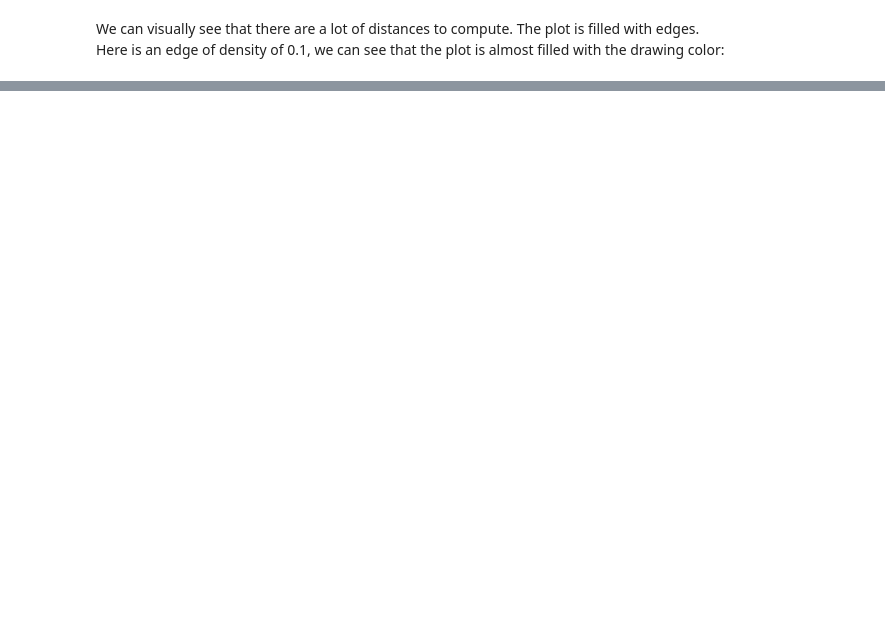
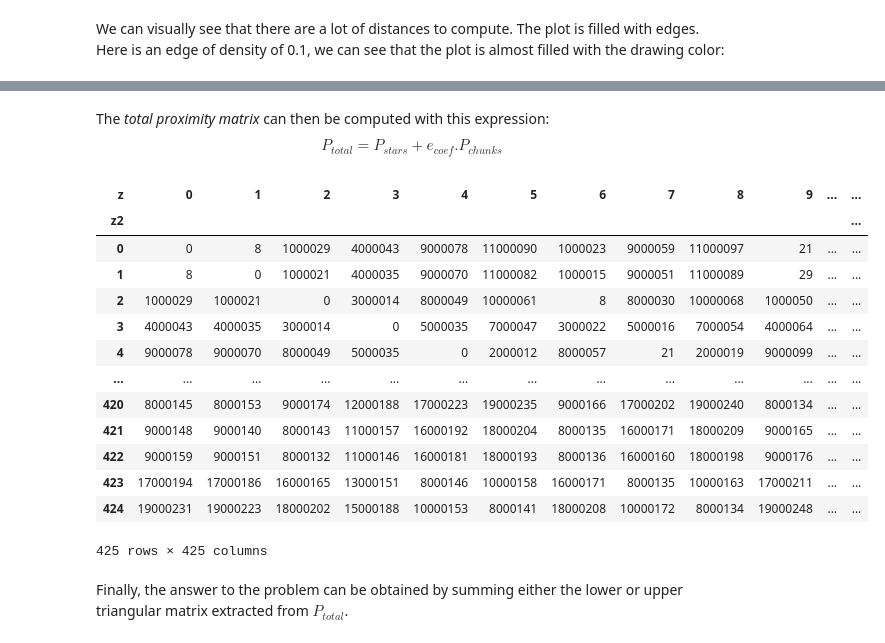
Before and after one commit to etienneschalk/advent-of-code, a Jupyter notebook: docs/source/notebooks/2023/notebook_problem_202311.ipynb, the cells around one changed output, grey strips where cells are left out. Cells and saved outputs as stored; diff of their text form; code cells hidden in the pictures; blank space fills up the shorter version.

```diff
--- a/docs/source/notebooks/2023/notebook_problem_202311.ipynb
+++ b/docs/source/notebooks/2023/notebook_problem_202311.ipynb
@@ -76,0 +216,25 @@ visualize_puzzle_input_202311(
+# %% [markdown]
+The _total proximity matrix_ can then be computed with this expression:
+$$
+P_{total} = P_{stars} + e_{coef} .  P_{chunks}
+$$
+# %%
+total_proximity = proximity_matrix_stars + expansion_coef * proximity_matrix_chunks
+total_proximity.to_pandas()
+# %% [output]
+| z | 0 | 1 | 2 | 3 | 4 | 5 | 6 | 7 | 8 | 9 | ... | ... |
+| z2 |  |  |  |  |  |  |  |  |  |  |  | ... |
+| 0 | 0 | 8 | 1000029 | 4000043 | 9000078 | 11000090 | 1000023 | 9000059 | 11000097 | 21 | ... | ... |
+| 1 | 8 | 0 | 1000021 | 4000035 | 9000070 | 11000082 | 1000015 | 9000051 | 11000089 | 29 | ... | ... |
+| 2 | 1000029 | 1000021 | 0 | 3000014 | 8000049 | 10000061 | 8 | 8000030 | 10000068 | 1000050 | ... | ... |
+| 3 | 4000043 | 4000035 | 3000014 | 0 | 5000035 | 7000047 | 3000022 | 5000016 | 7000054 | 4000064 | ... | ... |
+| 4 | 9000078 | 9000070 | 8000049 | 5000035 | 0 | 2000012 | 8000057 | 21 | 2000019 | 9000099 | ... | ... |
+| ... | ... | ... | ... | ... | ... | ... | ... | ... | ... | ... | ... | ... |
+| 420 | 8000145 | 8000153 | 9000174 | 12000188 | 17000223 | 19000235 | 9000166 | 17000202 | 19000240 | 8000134 | ... | ... |
+| 421 | 9000148 | 9000140 | 8000143 | 11000157 | 16000192 | 18000204 | 8000135 | 16000171 | 18000209 | 9000165 | ... | ... |
+| 422 | 9000159 | 9000151 | 8000132 | 11000146 | 16000181 | 18000193 | 8000136 | 16000160 | 18000198 | 9000176 | ... | ... |
+| 423 | 17000194 | 17000186 | 16000165 | 13000151 | 8000146 | 10000158 | 16000171 | 8000135 | 10000163 | 17000211 | ... | ... |
+| 424 | 19000231 | 19000223 | 18000202 | 15000188 | 10000153 | 8000141 | 18000208 | 10000172 | 8000134 | 19000248 | ... | ... |
+425 rows × 425 columns
+# %% [markdown]
+Finally, the answer to the problem can be obtained by summing either the lower or upper triangular matrix extracted from $P_{total}$.
```
Also changed, not shown: parts of 26 cells of this notebook, 4 other files.
